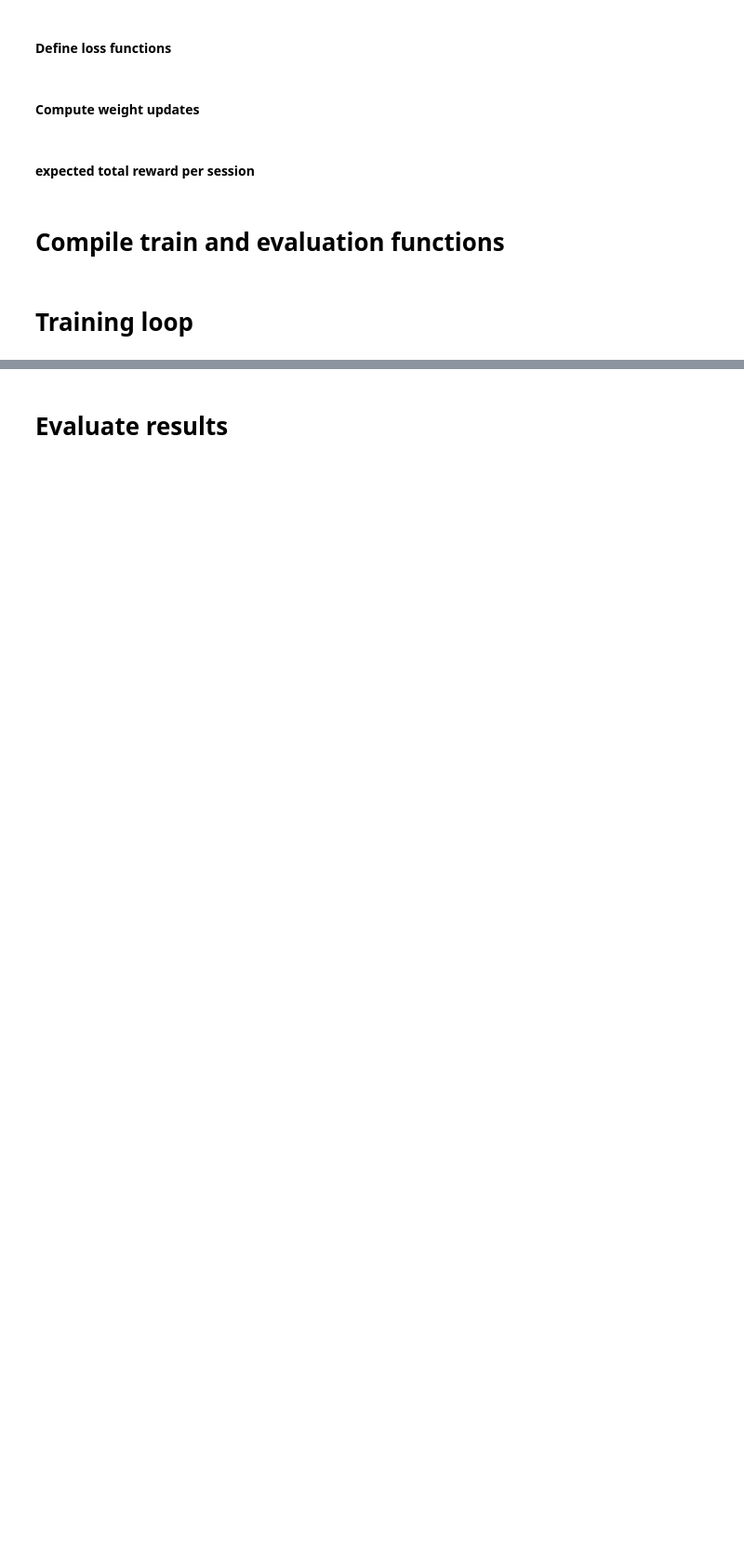
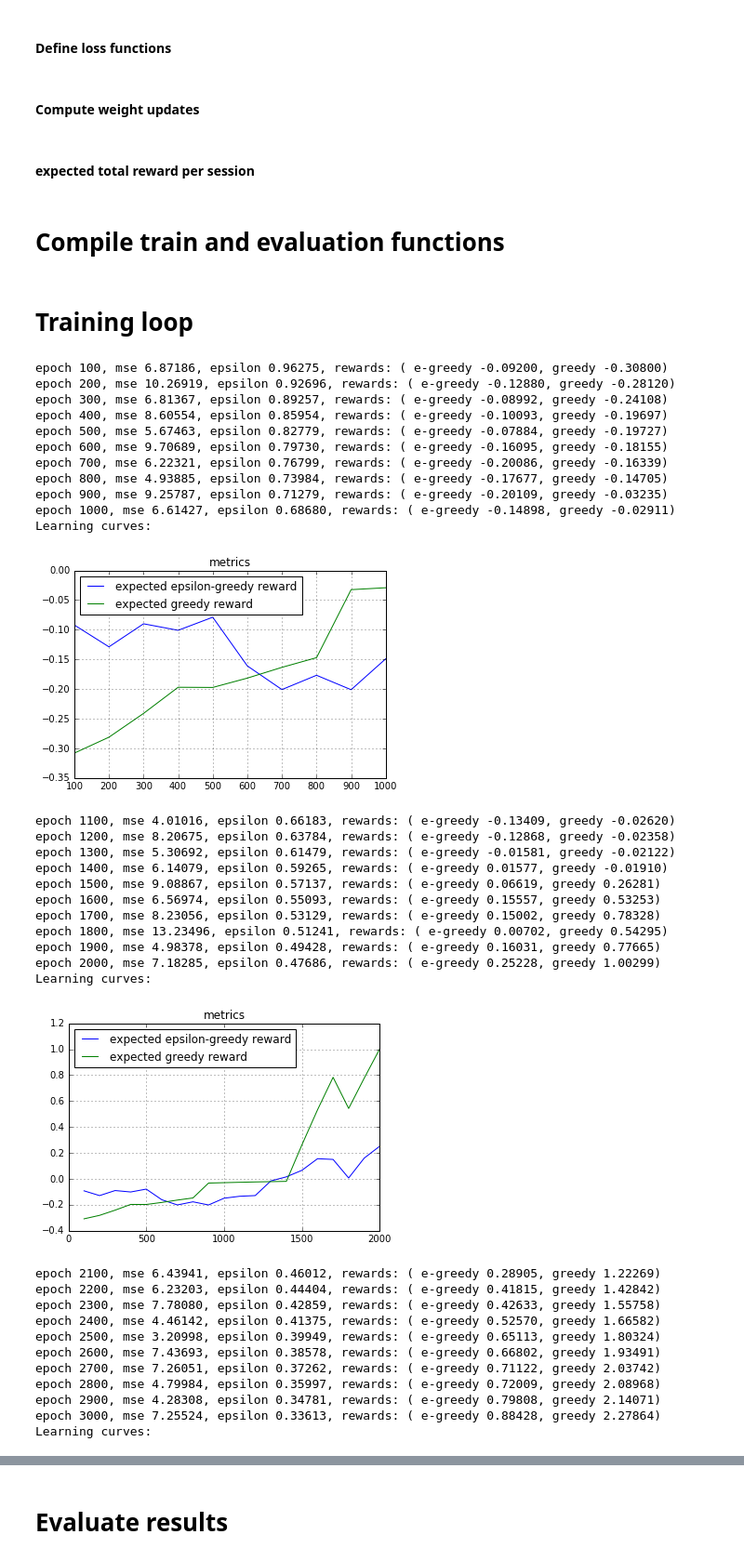
Before and after one commit to yandexdataschool/AgentNet, a Jupyter notebook: examples/Basic tutorial on Boolearn Reasoning problem.ipynb, the cells around one changed output, grey strips where cells are left out. Shown at 93% size. Drawn from its saved outputs; the diff is of its cells as text; code cells hidden in the pictures; blank space fills up the shorter version.

```diff
--- a/examples/Basic tutorial on Boolearn Reasoning problem.ipynb
+++ b/examples/Basic tutorial on Boolearn Reasoning problem.ipynb
@@ -208,7 +234,7 @@ ma_reward_current = 0.
 ma_reward_greedy = 0.
 # %%
 n_epochs = 5000
-batch_size=10
+batch_size=25
 
 for i in range(n_epochs):
 
@@ -227,30 +253,66 @@ for i in range(n_epochs):
     ##show current learning progress
     if epoch_counter%100 ==0:
 
         ##update learning curves
         full_loss, avg_reward_current = evaluation_fun()
         ma_reward_current = (1-alpha)*ma_reward_current + alpha*avg_reward_current
         score_log["expected epsilon-greedy reward"][epoch_counter] = ma_reward_current
 
 
 
         #greedy train
         resolver.epsilon.set_value(0)
         avg_reward_greedy = evaluation_fun()[-1]
         ma_reward_greedy = (1-alpha)*ma_reward_greedy + alpha*avg_reward_greedy
         score_log["expected greedy reward"][epoch_counter] = ma_reward_greedy
 
 
         #back to epsilon-greedy
         resolver.epsilon.set_value(np.float32(current_epsilon))
 
         print("epoch %i, mse %.5f, epsilon %.5f, rewards: ( e-greedy %.5f, greedy %.5f) "%(
             epoch_counter,full_loss,current_epsilon,ma_reward_current,ma_reward_greedy))
 
 
     #visualize learning curve and sample sessions
     if epoch_counter %1000 ==0:
         print("Learning curves:")
         score_log.plot()
 
     epoch_counter  +=1
+# %% [output]
+epoch 100, mse 6.87186, epsilon 0.96275, rewards: ( e-greedy -0.09200, greedy -0.30800)
+epoch 200, mse 10.26919, epsilon 0.92696, rewards: ( e-greedy -0.12880, greedy -0.28120)
+epoch 300, mse 6.81367, epsilon 0.89257, rewards: ( e-greedy -0.08992, greedy -0.24108)
+epoch 400, mse 8.60554, epsilon 0.85954, rewards: ( e-greedy -0.10093, greedy -0.19697)
+epoch 500, mse 5.67463, epsilon 0.82779, rewards: ( e-greedy -0.07884, greedy -0.19727)
+epoch 600, mse 9.70689, epsilon 0.79730, rewards: ( e-greedy -0.16095, greedy -0.18155)
+epoch 700, mse 6.22321, epsilon 0.76799, rewards: ( e-greedy -0.20086, greedy -0.16339)
+epoch 800, mse 4.93885, epsilon 0.73984, rewards: ( e-greedy -0.17677, greedy -0.14705)
+epoch 900, mse 9.25787, epsilon 0.71279, rewards: ( e-greedy -0.20109, greedy -0.03235)
+epoch 1000, mse 6.61427, epsilon 0.68680, rewards: ( e-greedy -0.14898, greedy -0.02911)
+Learning curves:
+[figure, added]
+epoch 1100, mse 4.01016, epsilon 0.66183, rewards: ( e-greedy -0.13409, greedy -0.02620)
+epoch 1200, mse 8.20675, epsilon 0.63784, rewards: ( e-greedy -0.12868, greedy -0.02358)
+epoch 1300, mse 5.30692, epsilon 0.61479, rewards: ( e-greedy -0.01581, greedy -0.02122)
+epoch 1400, mse 6.14079, epsilon 0.59265, rewards: ( e-greedy 0.01577, greedy -0.01910)
+epoch 1500, mse 9.08867, epsilon 0.57137, rewards: ( e-greedy 0.06619, greedy 0.26281)
+epoch 1600, mse 6.56974, epsilon 0.55093, rewards: ( e-greedy 0.15557, greedy 0.53253)
+epoch 1700, mse 8.23056, epsilon 0.53129, rewards: ( e-greedy 0.15002, greedy 0.78328)
+epoch 1800, mse 13.23496, epsilon 0.51241, rewards: ( e-greedy 0.00702, greedy 0.54295)
+epoch 1900, mse 4.98378, epsilon 0.49428, rewards: ( e-greedy 0.16031, greedy 0.77665)
+epoch 2000, mse 7.18285, epsilon 0.47686, rewards: ( e-greedy 0.25228, greedy 1.00299)
+Learning curves:
+[figure, added]
+epoch 2100, mse 6.43941, epsilon 0.46012, rewards: ( e-greedy 0.28905, greedy 1.22269)
+epoch 2200, mse 6.23203, epsilon 0.44404, rewards: ( e-greedy 0.41815, greedy 1.42842)
+epoch 2300, mse 7.78080, epsilon 0.42859, rewards: ( e-greedy 0.42633, greedy 1.55758)
+epoch 2400, mse 4.46142, epsilon 0.41375, rewards: ( e-greedy 0.52570, greedy 1.66582)
+epoch 2500, mse 3.20998, epsilon 0.39949, rewards: ( e-greedy 0.65113, greedy 1.80324)
+epoch 2600, mse 7.43693, epsilon 0.38578, rewards: ( e-greedy 0.66802, greedy 1.93491)
+epoch 2700, mse 7.26051, epsilon 0.37262, rewards: ( e-greedy 0.71122, greedy 2.03742)
+epoch 2800, mse 4.79984, epsilon 0.35997, rewards: ( e-greedy 0.72009, greedy 2.08968)
+epoch 2900, mse 4.28308, epsilon 0.34781, rewards: ( e-greedy 0.79808, greedy 2.14071)
+epoch 3000, mse 7.25524, epsilon 0.33613, rewards: ( e-greedy 0.88428, greedy 2.27864)
+Learning curves:
```
Also changed, not shown: parts of 7 cells of this notebook.
